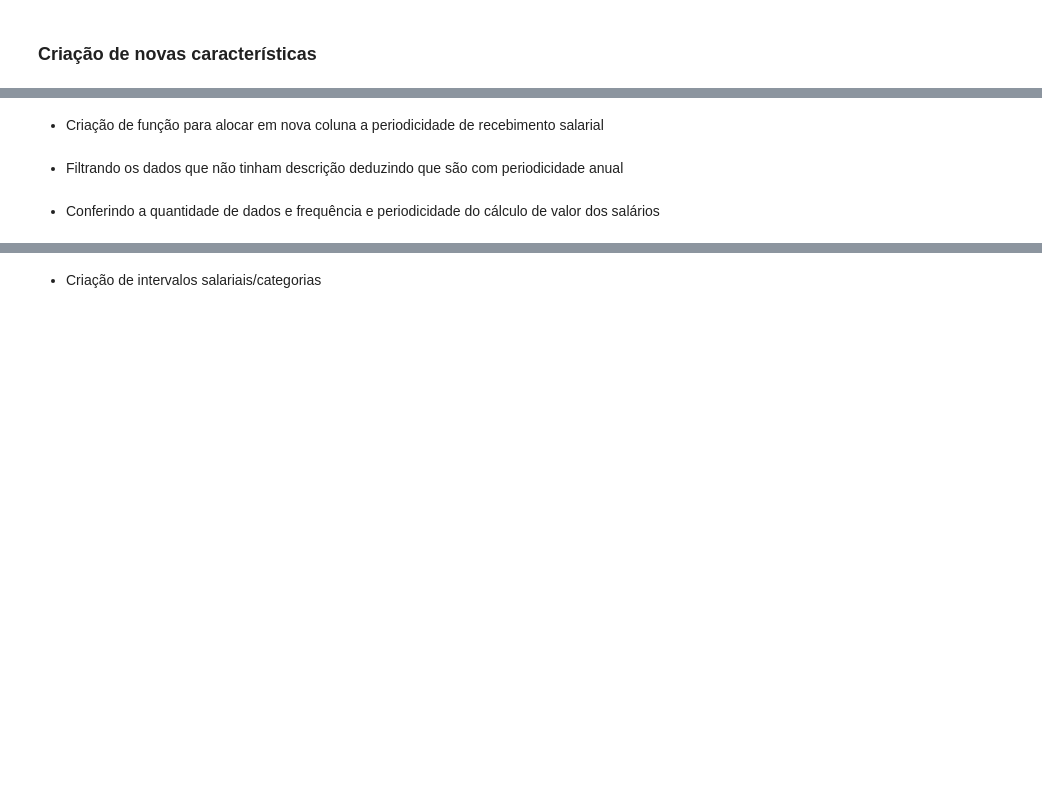
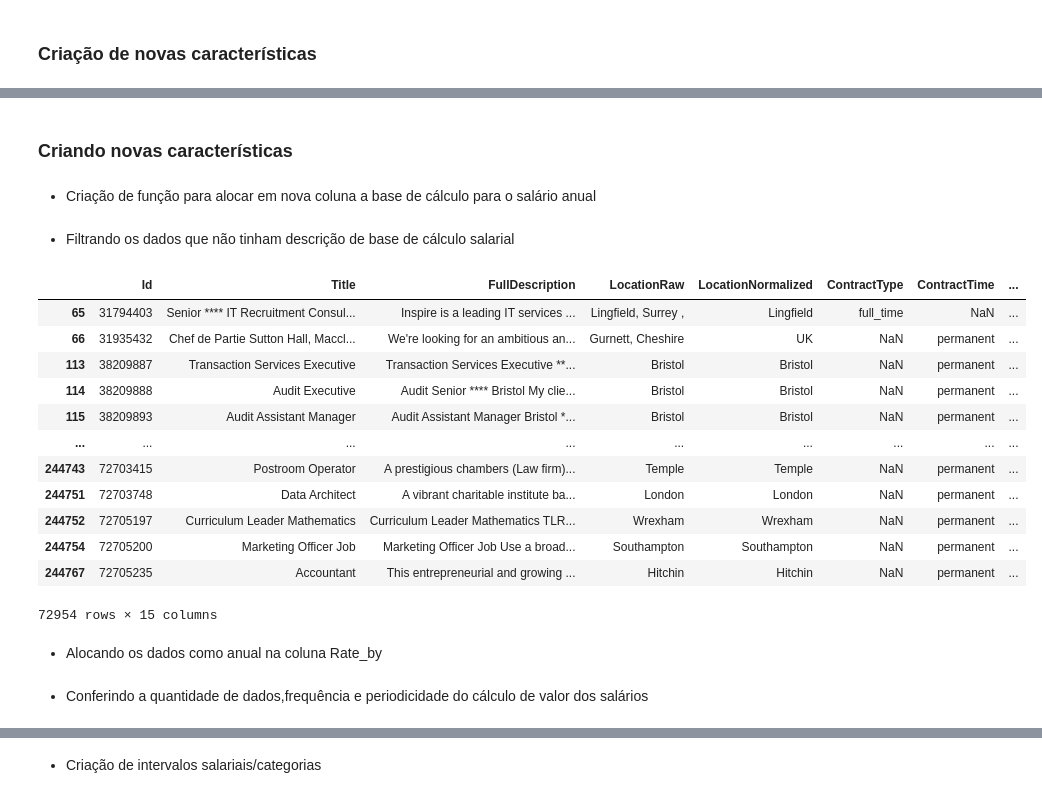
Before and after one commit to NophaieViscente/PredictSalary, a Jupyter notebook: PredictSalary_RegressionProblemExample_AED.ipynb, the cells around one changed output, grey strips where cells are left out. Drawn from its saved outputs; the diff is of its cells as text; code cells hidden in the pictures; blank space fills up the shorter version.

```diff
--- a/PredictSalary_RegressionProblemExample_AED.ipynb
+++ b/PredictSalary_RegressionProblemExample_AED.ipynb
@@ -201,0 +207,2 @@ len(salary_list)
+# %%
+low, high = listasSalaryRange(df_tmp.SalaryRaw)
@@ -201,0 +238,7 @@ len(salary_list)
+# %%
+# Alocando a faixa salarial nas colunas
+df_tmp['LowSalaryRange'] = low
+df_tmp['HighSalaryRange'] = high
+# Retirando os colchetes que vieram com a string
+df_tmp['LowSalaryRange'] = df_tmp['LowSalaryRange'].str.get(0)
+df_tmp['HighSalaryRange'] = df_tmp['HighSalaryRange'].str.get(0)
@@ -202,3 +254,5 @@ len(salary_list)
+# %% [markdown]
+### Criando novas características
 # %% [markdown]
-* Criação de função para alocar em nova coluna a periodicidade de recebimento salarial
+* Criação de função para alocar em nova coluna a base de cálculo para o salário anual
 # %%
@@ -221,5 +293,22 @@ df_tmp['Rate_by'] = df_tmp['SalaryRaw'].apply(base_salarial)
 # %% [markdown]
-* Filtrando os dados que não tinham descrição deduzindo que são com periodicidade anual
+* Filtrando os dados que não tinham descrição de base de cálculo salarial
 # %%
-filtro = df_tmp['Rate_by'] == ""
+filtroBaseCalculo = df_tmp['Rate_by'] == ""
+df_tmp[filtroBaseCalculo]
+# %% [output]
+|  | Id | Title | FullDescription | LocationRaw | LocationNormalized | ContractType | ContractTime | ... |
+| 65 | 31794403 | Senior **** IT Recruitment Consul... | Inspire is a leading IT services ... | Lingfield, Surrey , | Lingfield | full_time | NaN | ... |
+| 66 | 31935432 | Chef de Partie Sutton Hall, Maccl... | We're looking for an ambitious an... | Gurnett, Cheshire | UK | NaN | permanent | ... |
+| 113 | 38209887 | Transaction Services Executive | Transaction Services Executive **... | Bristol | Bristol | NaN | permanent | ... |
+| 114 | 38209888 | Audit Executive | Audit Senior **** Bristol My clie... | Bristol | Bristol | NaN | permanent | ... |
+| 115 | 38209893 | Audit Assistant Manager | Audit Assistant Manager Bristol *... | Bristol | Bristol | NaN | permanent | ... |
+| ... | ... | ... | ... | ... | ... | ... | ... | ... |
+| 244743 | 72703415 | Postroom Operator | A prestigious chambers (Law firm)... | Temple | Temple | NaN | permanent | ... |
+| 244751 | 72703748 | Data Architect | A vibrant charitable institute ba... | London | London | NaN | permanent | ... |
+| 244752 | 72705197 | Curriculum Leader Mathematics | Curriculum Leader Mathematics TLR... | Wrexham | Wrexham | NaN | permanent | ... |
+| 244754 | 72705200 | Marketing Officer Job | Marketing Officer Job Use a broad... | Southampton | Southampton | NaN | permanent | ... |
+| 244767 | 72705235 | Accountant | This entrepreneurial and growing ... | Hitchin | Hitchin | NaN | permanent | ... |
+72954 rows × 15 columns
+# %% [markdown]
+* Alocando os dados como anual na coluna Rate_by
 # %%
@@ -227,5 +316,5 @@ df_tmp.loc[filtro,'Rate_by'] = 'Yearly'
 # %% [markdown]
-* Conferindo a quantidade de dados e frequência e periodicidade do cálculo de valor dos salários
+* Conferindo a quantidade de dados,frequência e periodicidade do cálculo de valor dos salários
 # %%
 df_tmp.groupby('Rate_by').SalaryRaw.count()
 # %% [output]
```
Also changed, not shown: parts of 53 cells of this notebook.
